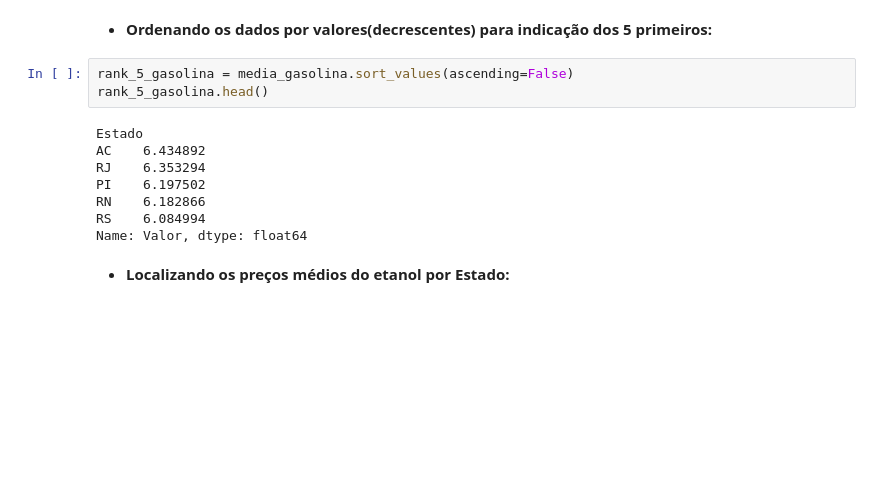
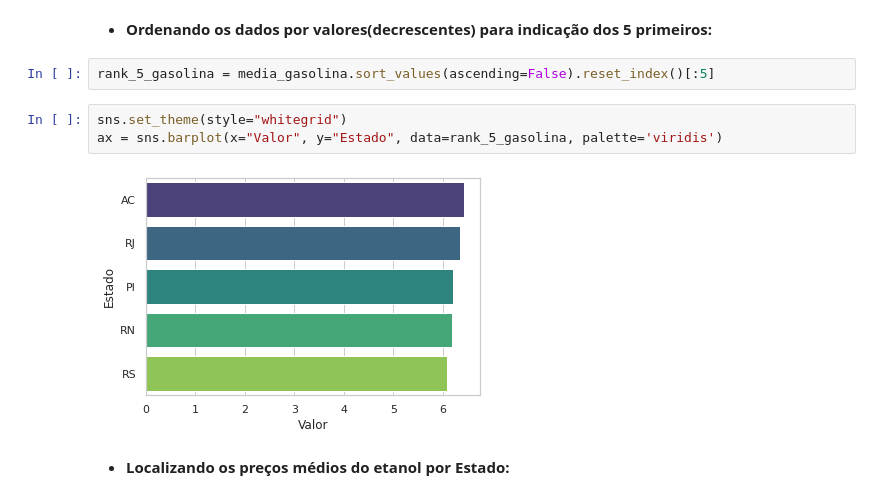
Before and after one commit to brunnabrito/projeto_m4_g4_resilia, a Jupyter notebook: Projeto_M4_Grupo_4.ipynb, the cells around one changed output. Saved outputs shown, nothing was run; the diff lists cells and outputs as text; blank space fills up the shorter version.

```diff
--- a/Projeto_M4_Grupo_4.ipynb
+++ b/Projeto_M4_Grupo_4.ipynb
@@ -476,16 +475,12 @@ Name: Valor, dtype: float64
 # %% [markdown]
 * **Ordenando os dados por valores(decrescentes) para indicação dos 5 primeiros:**
 # %%
-rank_5_gasolina = media_gasolina.sort_values(ascending=False)
-rank_5_gasolina.head()
+rank_5_gasolina = media_gasolina.sort_values(ascending=False).reset_index()[:5]
-# %% [output]
-Estado
-AC    6.434892
-RJ    6.353294
-PI    6.197502
-RN    6.182866
-RS    6.084994
-Name: Valor, dtype: float64
+# %%
+sns.set_theme(style="whitegrid")
+ax = sns.barplot(x="Valor", y="Estado", data=rank_5_gasolina, palette='viridis')
+# %% [output]
+[figure, added]
 # %% [markdown]
 * **Localizando os preços médios do etanol por Estado:**
 # %%
```
Also changed, not shown: parts of 4 cells of this notebook.
